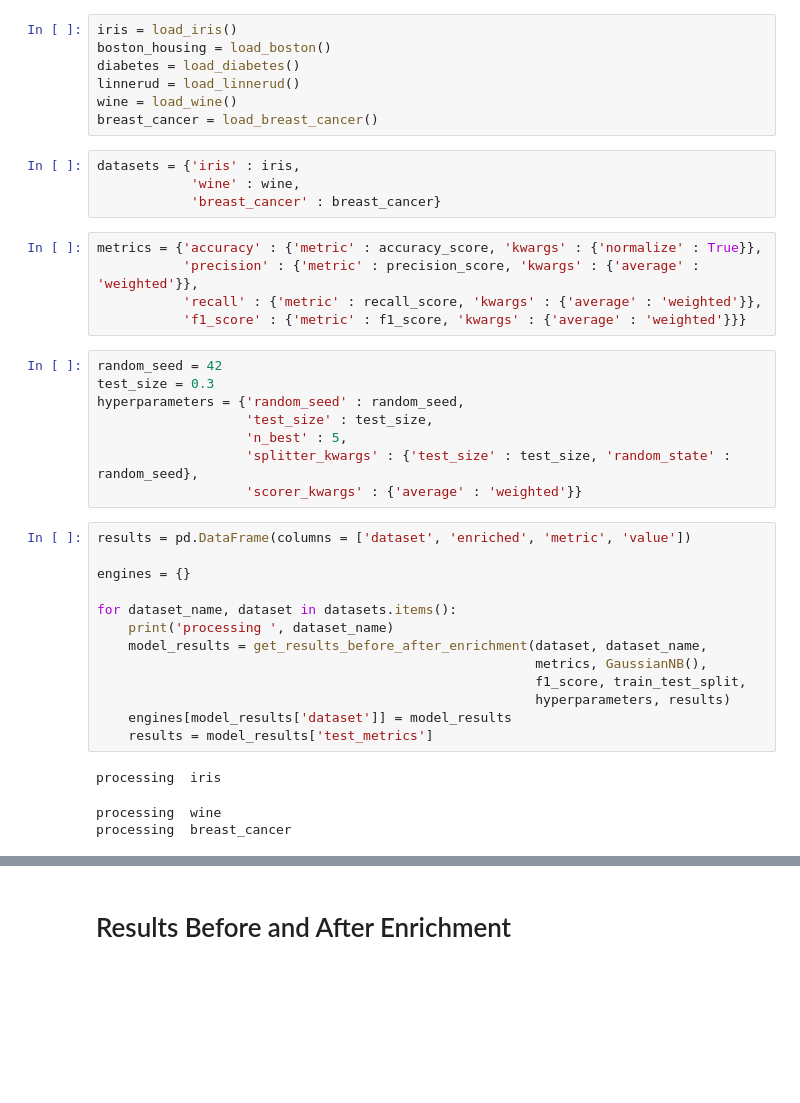
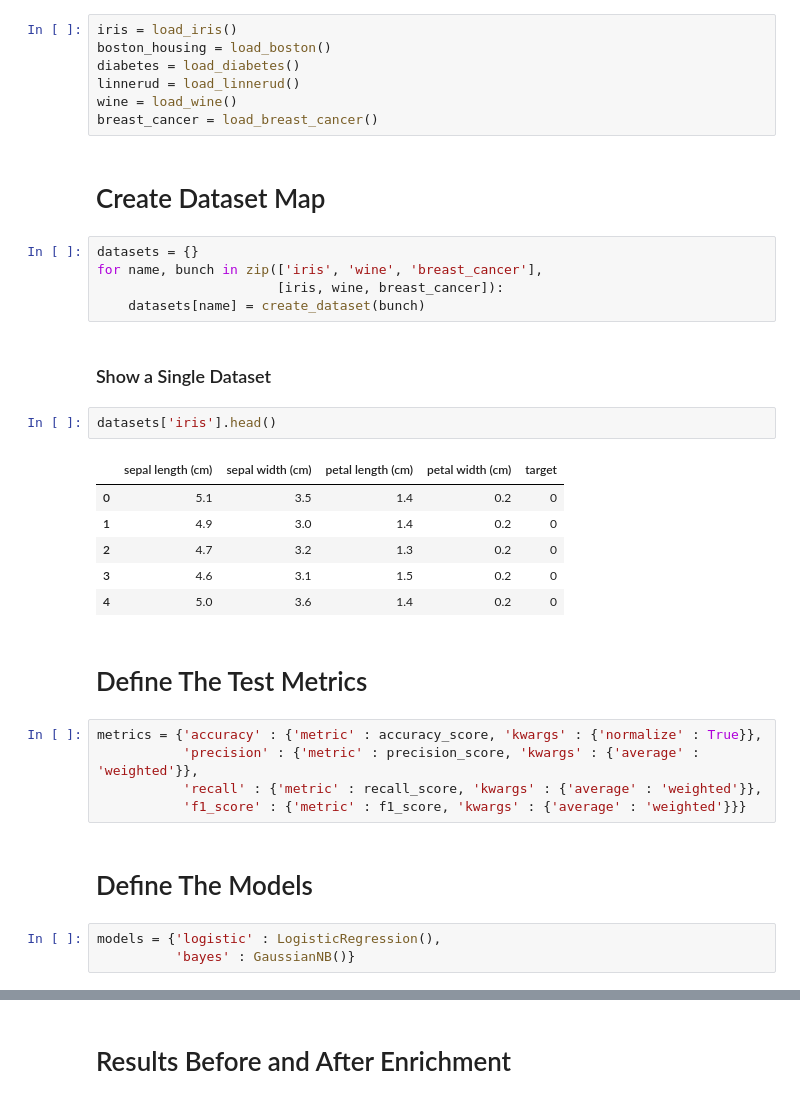
Before and after one commit to rossrco/experiments, a Jupyter notebook: machine_learning_combinatorics/feature_engineer_testing.ipynb, the cells around one changed output, grey strips where cells are left out. Drawn from its saved outputs; the diff is of its cells as text; blank space fills up the shorter version.

```diff
--- a/machine_learning_combinatorics/feature_engineer_testing.ipynb
+++ b/machine_learning_combinatorics/feature_engineer_testing.ipynb
@@ -97,37 +48,33 @@ diabetes = load_diabetes()
 linnerud = load_linnerud()
 wine = load_wine()
 breast_cancer = load_breast_cancer()
-# %%
-datasets = {'iris' : iris,
-            'wine' : wine,
-            'breast_cancer' : breast_cancer}
+# %% [markdown]
+# Create Dataset Map
+# %%
+datasets = {}
+for name, bunch in zip(['iris', 'wine', 'breast_cancer'],
+                       [iris, wine, breast_cancer]):
+    datasets[name] = create_dataset(bunch)
+# %% [markdown]
+### Show a Single Dataset
+# %%
+datasets['iris'].head()
+# %% [output]
+|  | sepal length (cm) | sepal width (cm) | petal length (cm) | petal width (cm) | target |
+| 0 | 5.1 | 3.5 | 1.4 | 0.2 | 0 |
+| 1 | 4.9 | 3.0 | 1.4 | 0.2 | 0 |
+| 2 | 4.7 | 3.2 | 1.3 | 0.2 | 0 |
+| 3 | 4.6 | 3.1 | 1.5 | 0.2 | 0 |
+| 4 | 5.0 | 3.6 | 1.4 | 0.2 | 0 |
+# %% [markdown]
+# Define The Test Metrics
 # %%
 metrics = {'accuracy' : {'metric' : accuracy_score, 'kwargs' : {'normalize' : True}},
            'precision' : {'metric' : precision_score, 'kwargs' : {'average' : 'weighted'}},
            'recall' : {'metric' : recall_score, 'kwargs' : {'average' : 'weighted'}},
            'f1_score' : {'metric' : f1_score, 'kwargs' : {'average' : 'weighted'}}}
-# %%
-random_seed = 42
-test_size = 0.3
-hyperparameters = {'random_seed' : random_seed,
-                   'test_size' : test_size,
-                   'n_best' : 5,
-                   'splitter_kwargs' : {'test_size' : test_size, 'random_state' : random_seed},
-                   'scorer_kwargs' : {'average' : 'weighted'}}
-# %%
-results = pd.DataFrame(columns = ['dataset', 'enriched', 'metric', 'value'])
-
-engines = {}
-
-for dataset_name, dataset in datasets.items():
-    print('processing ', dataset_name)
-    model_results = get_results_before_after_enrichment(dataset, dataset_name,
-                                                        metrics, GaussianNB(),
-                                                        f1_score, train_test_split,
-                                                        hyperparameters, results)
-    engines[model_results['dataset']] = model_results
-    results = model_results['test_metrics']
-# %% [output]
-processing  iris
-processing  wine
-processing  breast_cancer
+# %% [markdown]
+# Define The Models
+# %%
+models = {'logistic' : LogisticRegression(),
+          'bayes' : GaussianNB()}
```
Also changed, not shown: parts of 24 cells of this notebook, 1 other file.
